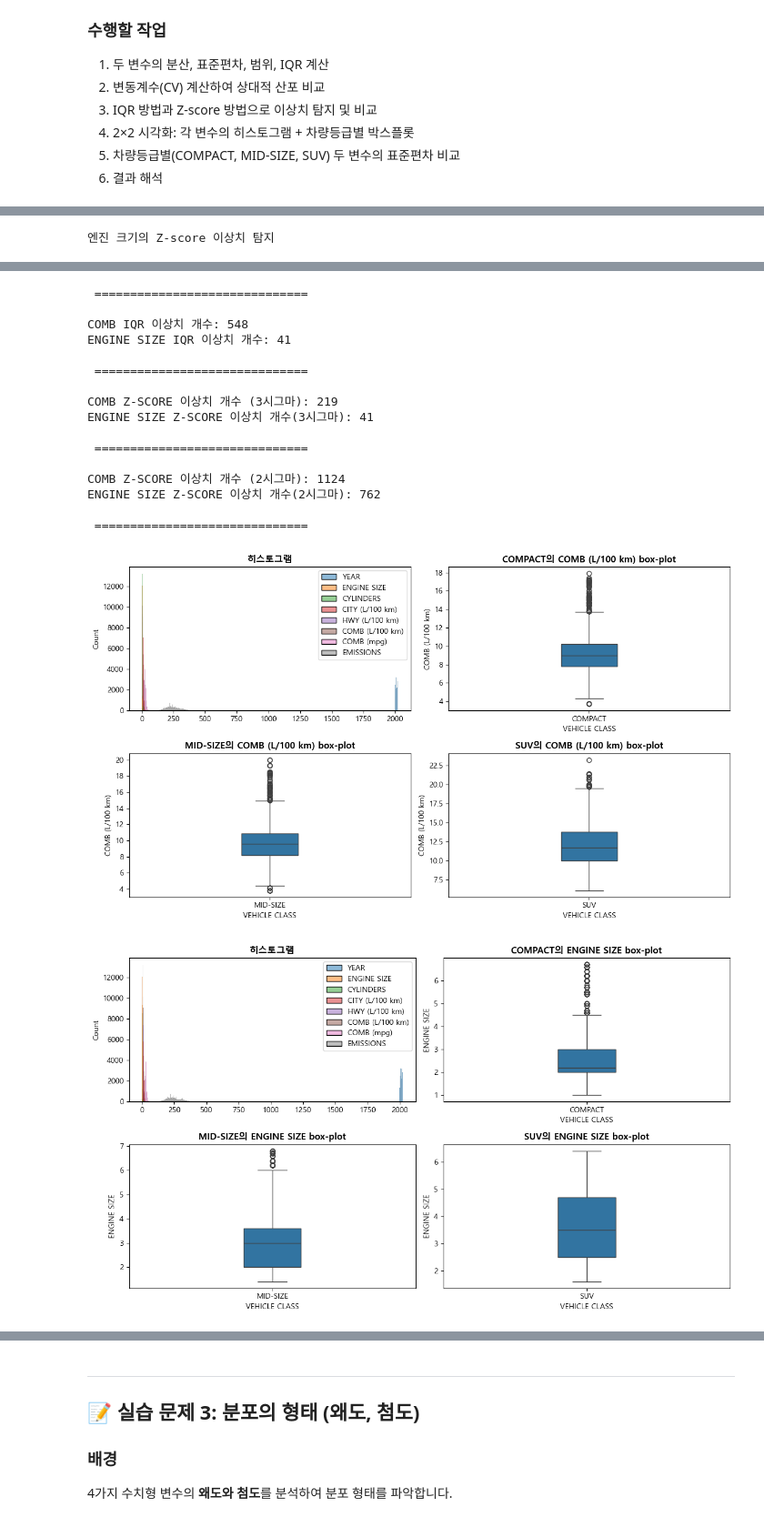
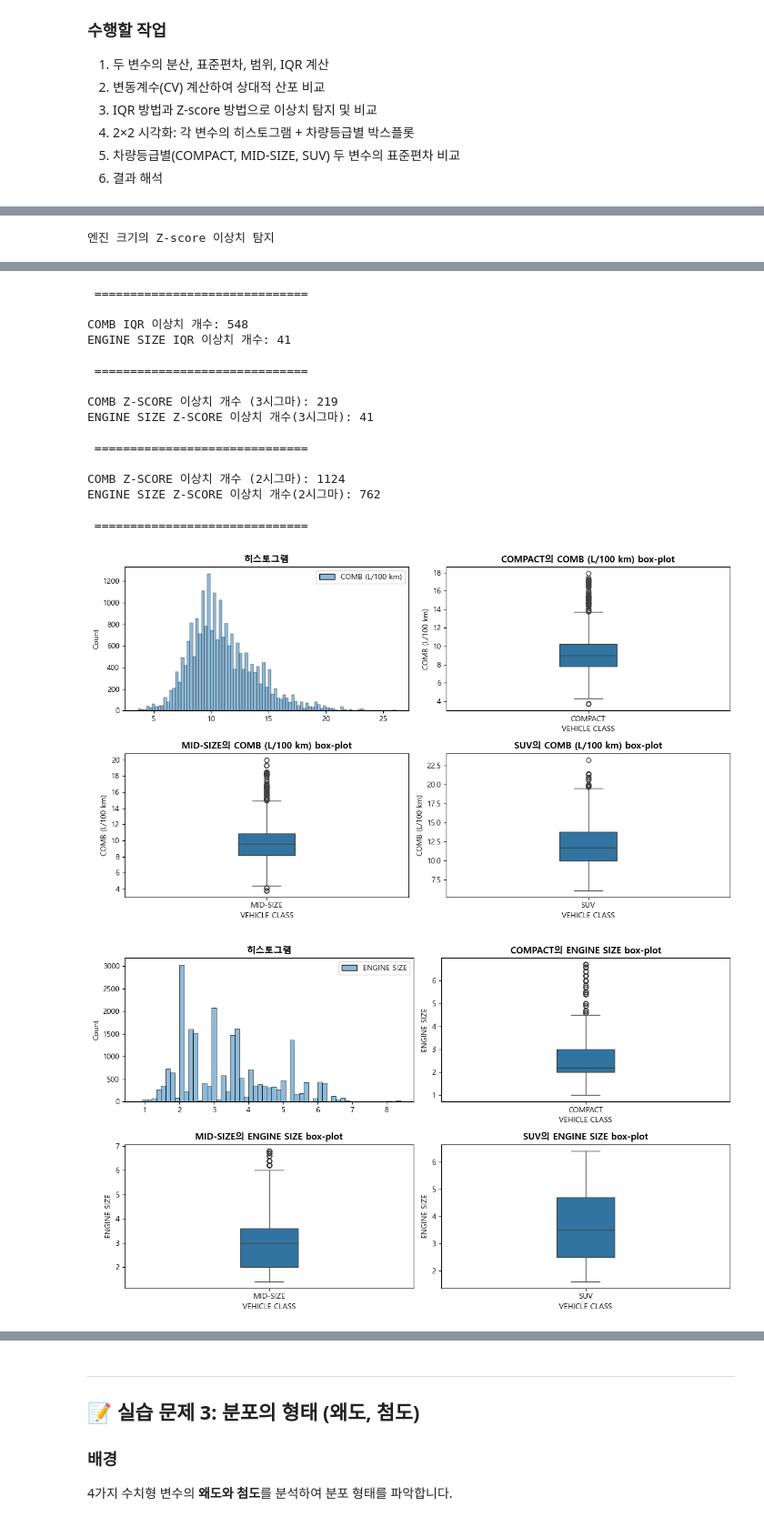
Before and after one commit to sparta-data11-statistics-practice/practice-01-descriptive-statistics-Heesang01, a Jupyter notebook: practice_01_assignment.ipynb, the cells around one changed output, grey strips where cells are left out. Shown at 91% size. Drawn from its saved outputs; the diff is of its cells as text; code cells hidden in the pictures.

```diff
--- a/practice_01_assignment.ipynb
+++ b/practice_01_assignment.ipynb
@@ -357,8 +357,8 @@ def histnbox(data, col, vcol, v1, v2, v3):
     plt.tight_layout()
     plt.show()
 
-histnbox(df, 'COMB (L/100 km)', 'VEHICLE CLASS', 'COMPACT', 'MID-SIZE', 'SUV')
-histnbox(df, 'ENGINE SIZE', 'VEHICLE CLASS', 'COMPACT', 'MID-SIZE', 'SUV')
+histnbox(df[['COMB (L/100 km)', 'VEHICLE CLASS']], 'COMB (L/100 km)', 'VEHICLE CLASS', 'COMPACT', 'MID-SIZE', 'SUV')
+histnbox(df[['ENGINE SIZE', 'VEHICLE CLASS']], 'ENGINE SIZE', 'VEHICLE CLASS', 'COMPACT', 'MID-SIZE', 'SUV')
 
 # TODO 5: 차량등급별(COMPACT, MID-SIZE, SUV) 표준편차 비교
 COMB_STDS = df[df['VEHICLE CLASS'].isin(weights.index)].groupby('VEHICLE CLASS')['COMB (L/100 km)'].agg({
@@ -409,35 +409,35 @@ ENGINE_SIZE 분산 : 1.78
 연비의 Z-score 이상치 탐지
 |  | YEAR | MAKE | MODEL | VEHICLE CLASS | ENGINE SIZE | CYLINDERS | TRANSMISSION | FUEL | ... |
 | 177 | 2000 | DODGE | DAKOTA 4X4 | PICKUP TRUCK - STANDARD | 5.9 | 8 | A4 | X | ... |
 | 179 | 2000 | DODGE | DURANGO 4X4 | SUV | 5.9 | 8 | A4 | X | ... |
 | 180 | 2000 | DODGE | DURANGO 5.9 R/T 4X4 | SUV | 5.9 | 8 | A4 | Z | ... |
 | 195 | 2000 | DODGE | RAM 1500 4X4 | PICKUP TRUCK - STANDARD | 5.2 | 8 | M5 | X | ... |
 | 205 | 2000 | DODGE | RAM 2500 WAGON | VAN - PASSENGER | 5.2 | 8 | A4 | X | ... |
 엔진 크기의 Z-score 이상치 탐지
 |  | YEAR | MAKE | MODEL | VEHICLE CLASS | ENGINE SIZE | CYLINDERS | TRANSMISSION | FUEL | ... |
 | 207 | 2000 | DODGE | VIPER GTS | SUBCOMPACT | 8.0 | 10 | M6 | Z | ... |
 | 208 | 2000 | DODGE | VIPER RT/10 | SUBCOMPACT | 8.0 | 10 | M6 | Z | ... |
 | 867 | 2001 | DODGE | VIPER GTS | TWO-SEATER | 8.0 | 10 | M6 | Z | ... |
 | 868 | 2001 | DODGE | VIPER RT/10 | TWO-SEATER | 8.0 | 10 | M6 | Z | ... |
 | 1353 | 2002 | BENTLEY | ARNAGE LWB TURBO | FULL-SIZE | 6.7 | 8 | A4 | Z | ... |
  ==============================
 
 COMB IQR 이상치 개수: 548
 ENGINE SIZE IQR 이상치 개수: 41
 
  ==============================
 
 COMB Z-SCORE 이상치 개수 (3시그마): 219
 ENGINE SIZE Z-SCORE 이상치 개수(3시그마): 41
 
  ==============================
 
 COMB Z-SCORE 이상치 개수 (2시그마): 1124
 ENGINE SIZE Z-SCORE 이상치 개수(2시그마): 762
 
  ==============================
-[figure, old version]
+[figure, new version]
-[figure, old version]
+[figure, new version]
 |  | 표준편차 |
 | VEHICLE CLASS |  |
 | COMPACT | 2.060390 |
```
Also changed, not shown: parts of 1 cell of this notebook, 2 other files.
